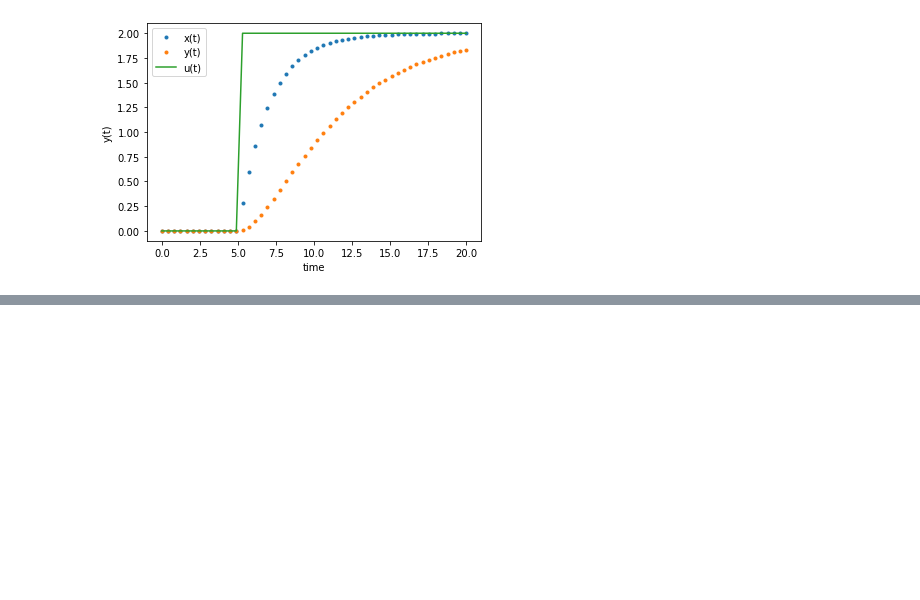
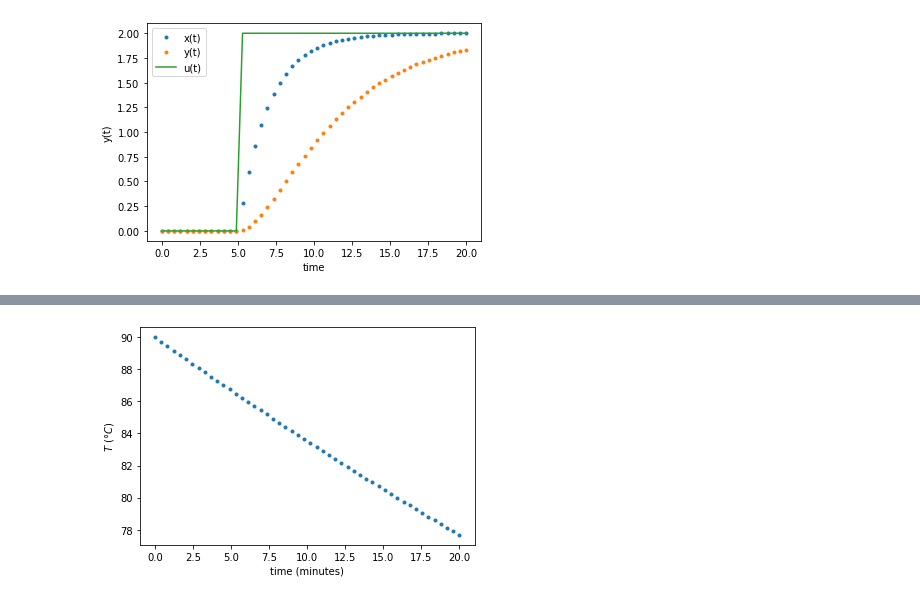
Before and after one commit to orestispanago/ODEs, a Jupyter notebook: examples.ipynb, the cells around one changed output, grey strips where cells are left out. Drawn from its saved outputs; the diff is of its cells as text; code cells hidden in the pictures; blank space fills up the shorter version.

```diff
--- a/examples.ipynb
+++ b/examples.ipynb
@@ -140,0 +160,20 @@ plt.show()
+# %%
+def model(T, t):
+    dTdt = -hA * (T - T_env)
+    return dTdt
+
+
+T_0 = 90
+T_env = 22
+hA = 0.01
+
+t = np.linspace(0, 20)
+
+T = odeint(model, T_0, t)
+
+plt.plot(t, T, ".")
+plt.xlabel("time (minutes)")
+plt.ylabel("$T \ (\degree C)$")
+plt.show()
+# %% [output]
+[figure, added]
```
Also changed, not shown: parts of 5 cells of this notebook, 1 other file.
